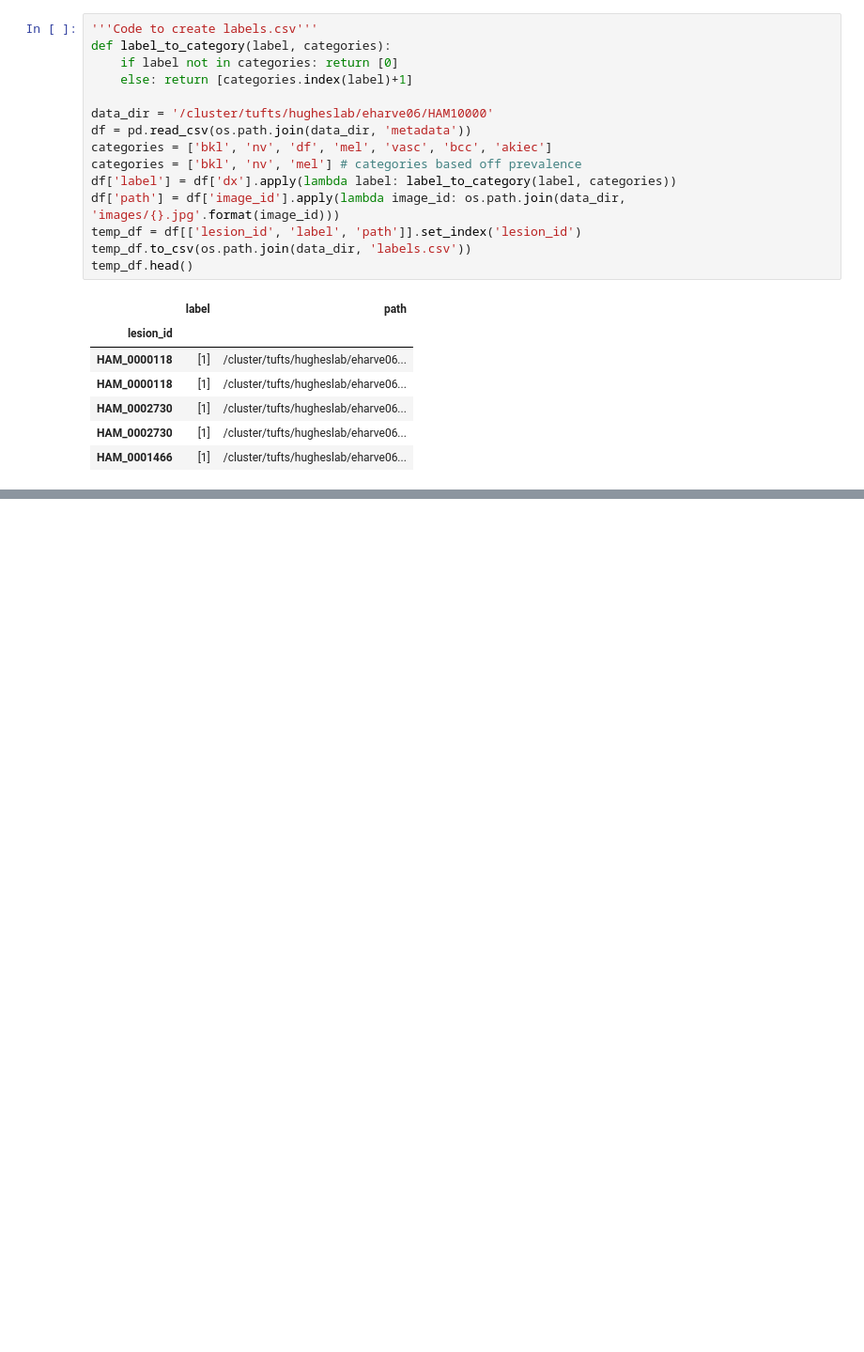
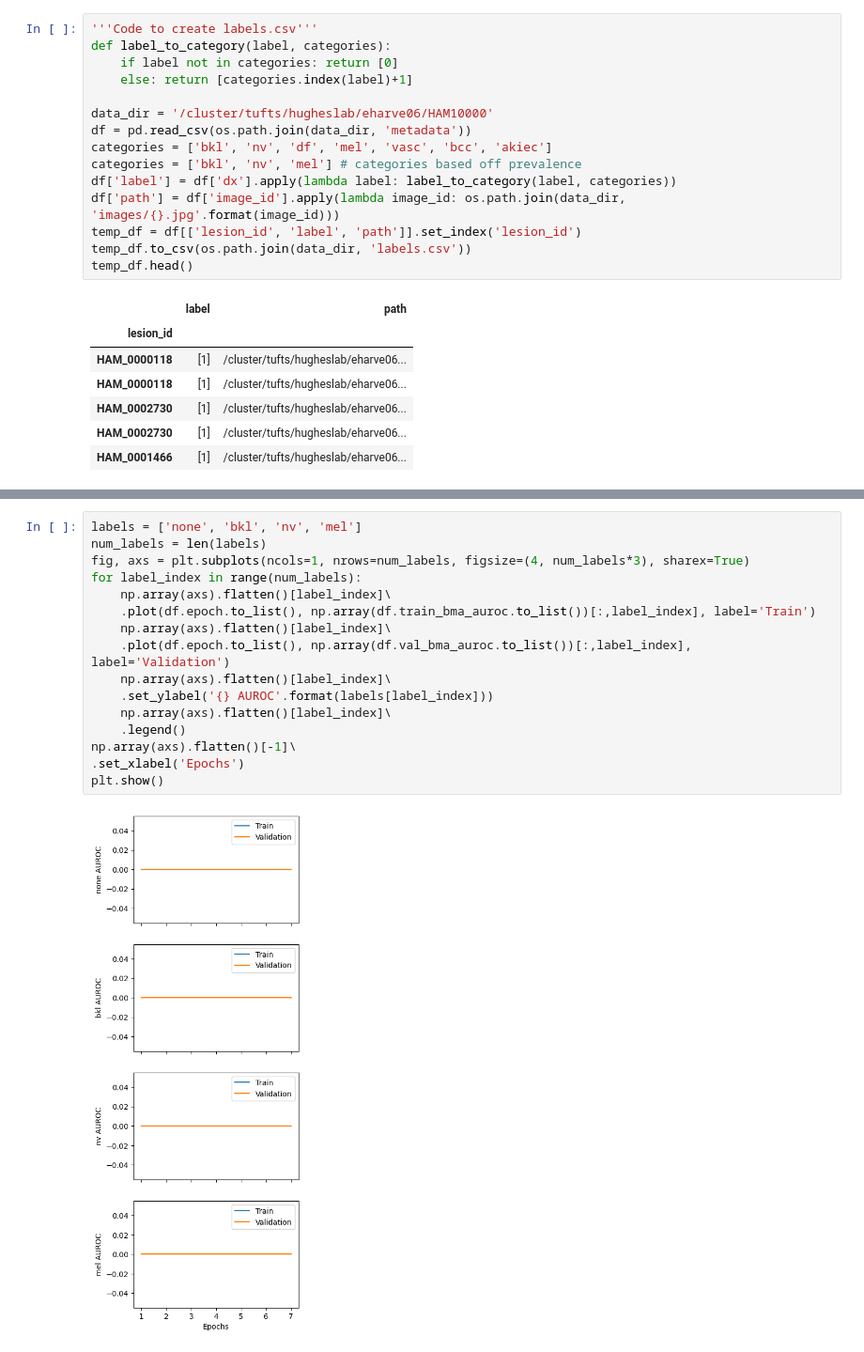
Before and after one commit to tufts-ml/bdl-transfer-learning, a Jupyter notebook: notebooks/notebook.ipynb, the cells around one changed output, grey strips where cells are left out. Shown: that part at 94% size. Saved outputs shown, nothing was run; the diff lists cells and outputs as text; blank space fills up the shorter version.

```diff
--- a/notebooks/notebook.ipynb
+++ b/notebooks/notebook.ipynb
@@ -110,0 +125,18 @@ plt.show()
+# %%
+labels = ['none', 'bkl', 'nv', 'mel']
+num_labels = len(labels)
+fig, axs = plt.subplots(ncols=1, nrows=num_labels, figsize=(4, num_labels*3), sharex=True)
+for label_index in range(num_labels):
+    np.array(axs).flatten()[label_index]\
+    .plot(df.epoch.to_list(), np.array(df.train_bma_auroc.to_list())[:,label_index], label='Train')
+    np.array(axs).flatten()[label_index]\
+    .plot(df.epoch.to_list(), np.array(df.val_bma_auroc.to_list())[:,label_index], label='Validation')
+    np.array(axs).flatten()[label_index]\
+    .set_ylabel('{} AUROC'.format(labels[label_index]))
+    np.array(axs).flatten()[label_index]\
+    .legend()
+np.array(axs).flatten()[-1]\
+.set_xlabel('Epochs')
+plt.show()
+# %% [output]
+[figure, added]
```
Also changed, not shown: parts of 4 cells of this notebook, 3 other files.
